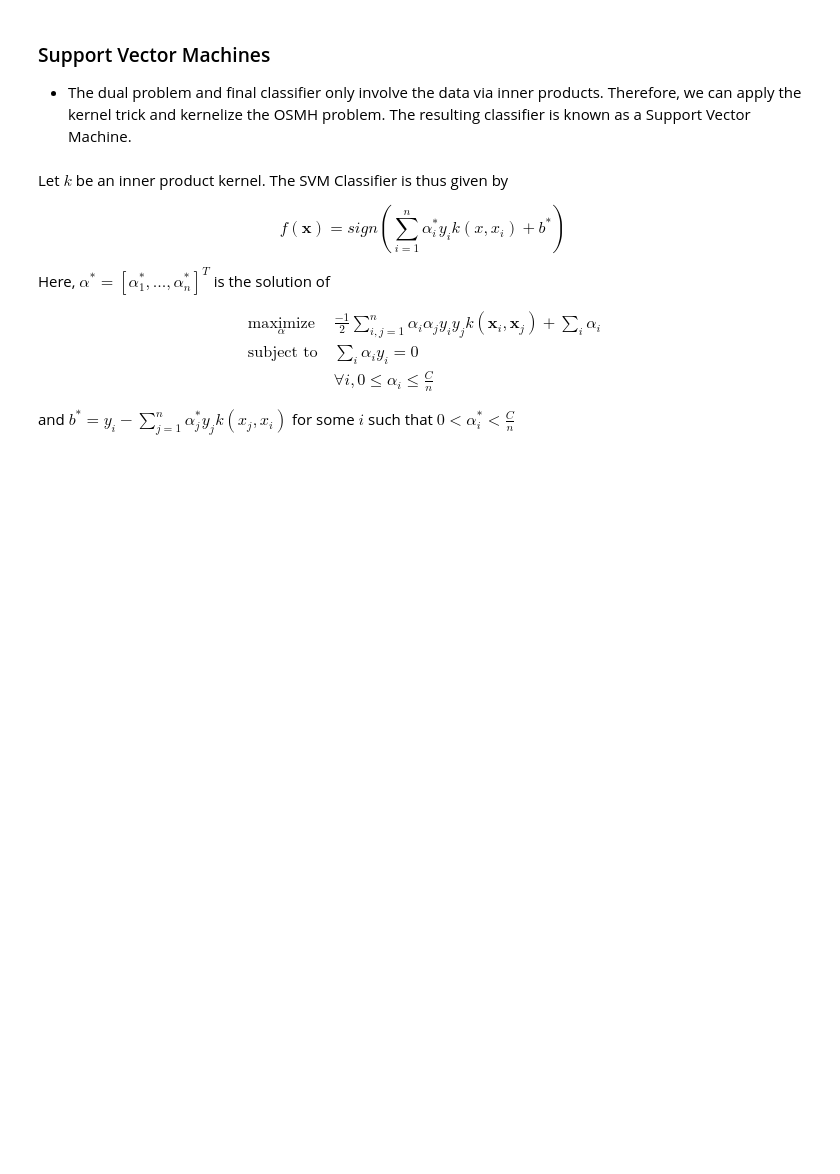
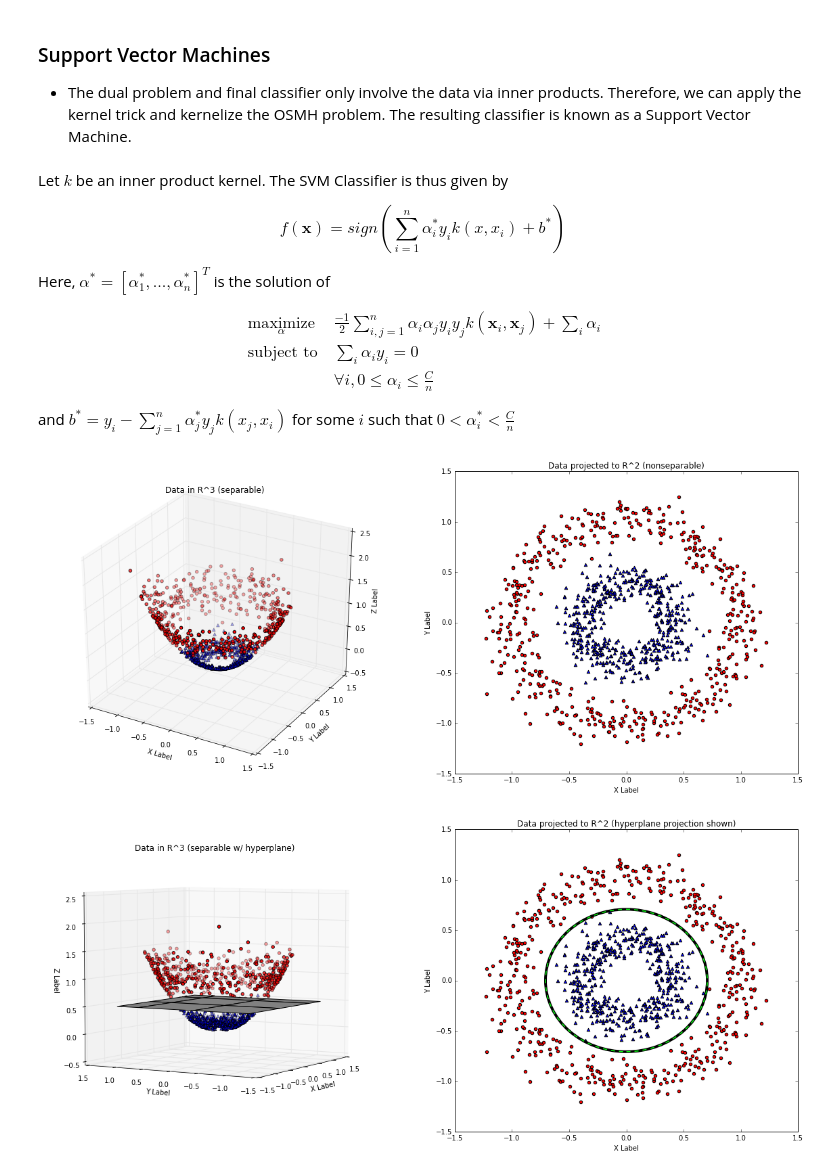
Before and after one commit to thejakeyboy/umich-eecs545-lectures, a Jupyter notebook: lecture09_svm/Lecture_09_Support_Vector_Machines.ipynb, the cells around one changed output. Drawn from its saved outputs; the diff is of its cells as text; code cells hidden in the pictures; blank space fills up the shorter version.

Commit message:
Added Cvx. Optimization slides. Included a polynomial kernel example.

```diff
--- a/lecture09_svm/Lecture_09_Support_Vector_Machines.ipynb
+++ b/lecture09_svm/Lecture_09_Support_Vector_Machines.ipynb
@@ -311,0 +509,7 @@ and $\boxed{b^* = y_i - \sum_{j = 1}^n \alpha_j^*y_jk(x_j, x_i)}$ for some $i$ s
+# %%
+# Polynomial Kernel Example
+plot_no_decision_boundary()
+plot_decision_boundary()
+# %% [output]
+[figure, added]
+[figure, added]
```
Also changed, not shown: parts of 16 cells of this notebook.
